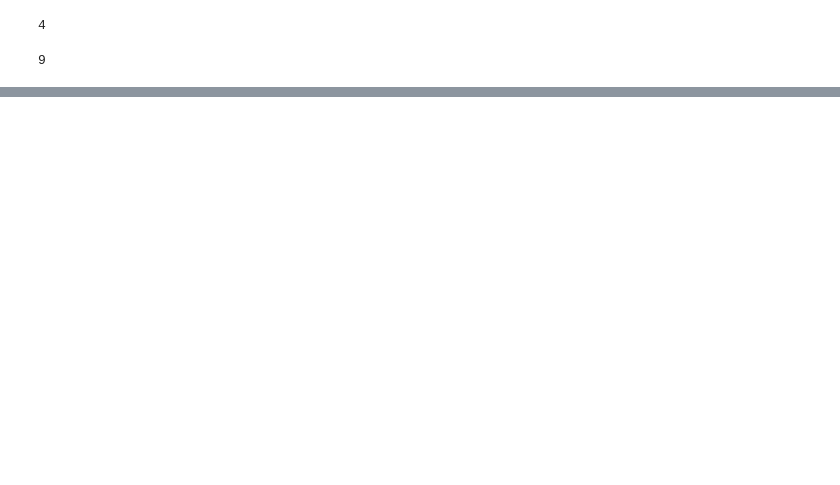
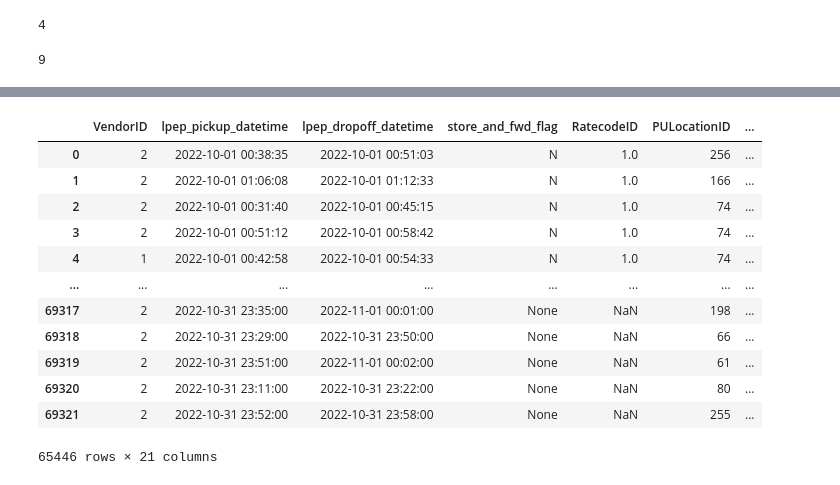
Before and after one commit to AditeeSingh/mlops_project, a Jupyter notebook: model1.ipynb, the cells around one changed output, grey strips where cells are left out. Drawn from its saved outputs; the diff is of its cells as text; code cells hidden in the pictures; blank space fills up the shorter version.

```diff
--- a/model1.ipynb
+++ b/model1.ipynb
@@ -29,0 +120,16 @@ import pandas as pd
+# %%
+df[(df.duration >= 1) & (df.duration <= 60)]
+# %% [output]
+|  | VendorID | lpep_pickup_datetime | lpep_dropoff_datetime | store_and_fwd_flag | RatecodeID | PULocationID | ... |
+| 0 | 2 | 2022-10-01 00:38:35 | 2022-10-01 00:51:03 | N | 1.0 | 256 | ... |
+| 1 | 2 | 2022-10-01 01:06:08 | 2022-10-01 01:12:33 | N | 1.0 | 166 | ... |
+| 2 | 2 | 2022-10-01 00:31:40 | 2022-10-01 00:45:15 | N | 1.0 | 74 | ... |
+| 3 | 2 | 2022-10-01 00:51:12 | 2022-10-01 00:58:42 | N | 1.0 | 74 | ... |
+| 4 | 1 | 2022-10-01 00:42:58 | 2022-10-01 00:54:33 | N | 1.0 | 74 | ... |
+| ... | ... | ... | ... | ... | ... | ... | ... |
+| 69317 | 2 | 2022-10-31 23:35:00 | 2022-11-01 00:01:00 | None | NaN | 198 | ... |
+| 69318 | 2 | 2022-10-31 23:29:00 | 2022-10-31 23:50:00 | None | NaN | 66 | ... |
+| 69319 | 2 | 2022-10-31 23:51:00 | 2022-11-01 00:02:00 | None | NaN | 61 | ... |
+| 69320 | 2 | 2022-10-31 23:11:00 | 2022-10-31 23:22:00 | None | NaN | 80 | ... |
+| 69321 | 2 | 2022-10-31 23:52:00 | 2022-10-31 23:58:00 | None | NaN | 255 | ... |
+65446 rows × 21 columns
```
Also changed, not shown: parts of 37 cells of this notebook.
